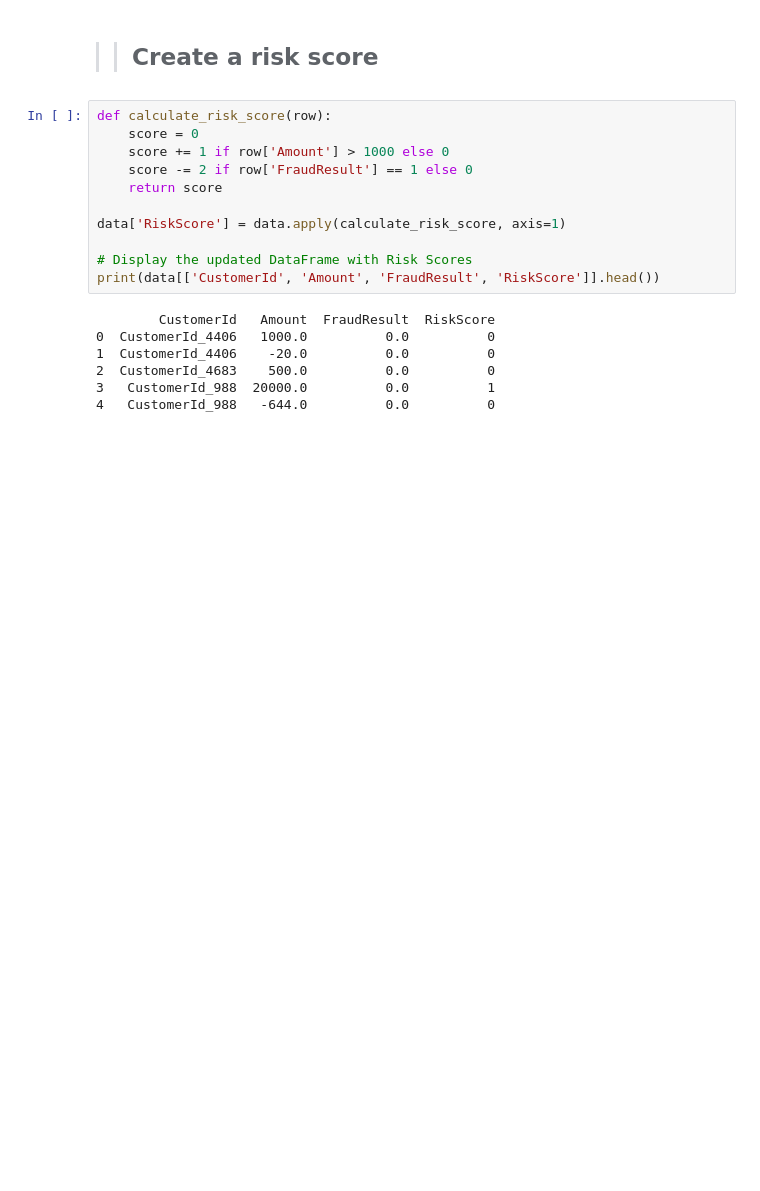
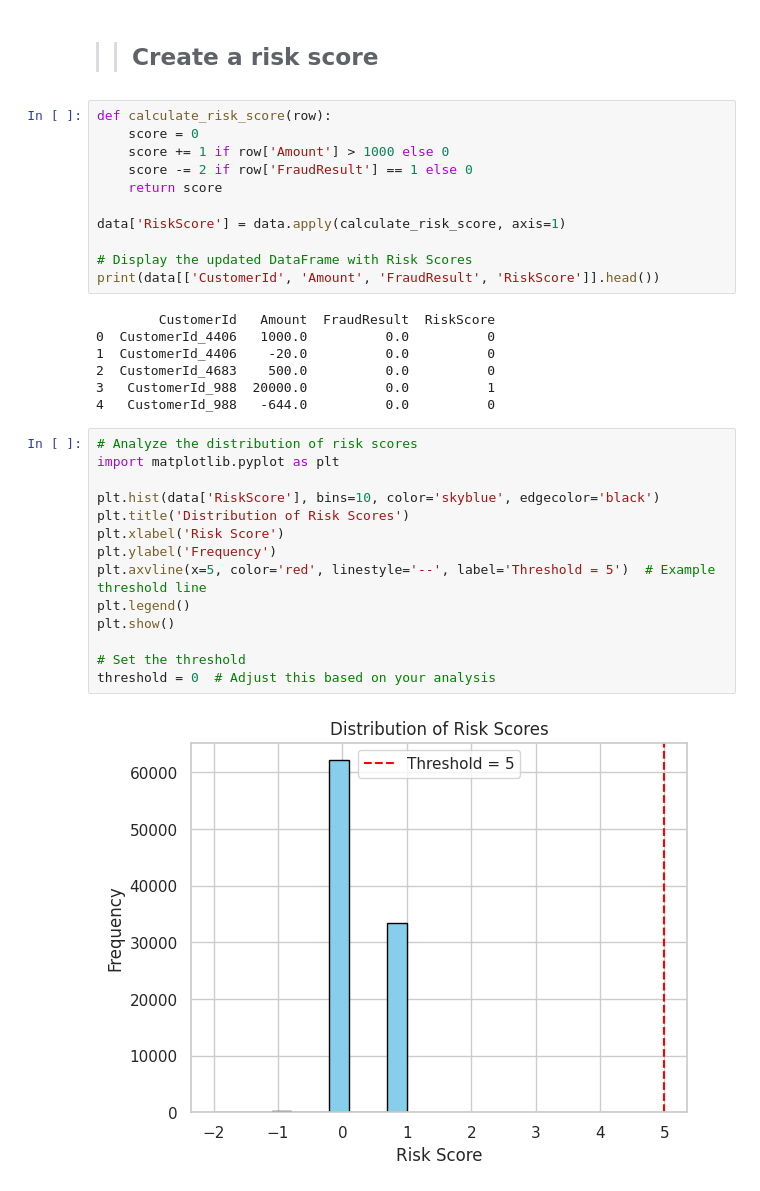
Before and after one commit to amannnnnyyyy/Credit-Scoring_and_Risk-Analysis, a Jupyter notebook: notebooks/credit_scoring_bati.ipynb, the cells around one changed output. Saved outputs shown, nothing was run; the diff lists cells and outputs as text; blank space fills up the shorter version.

Commit message:
risk classification

```diff
--- a/notebooks/credit_scoring_bati.ipynb
+++ b/notebooks/credit_scoring_bati.ipynb
@@ -427,3 +427,19 @@ print(data[['CustomerId', 'Amount', 'FraudResult', 'RiskScore']].head())
 2  CustomerId_4683    500.0          0.0          0
 3   CustomerId_988  20000.0          0.0          1
 4   CustomerId_988   -644.0          0.0          0
+# %%
+# Analyze the distribution of risk scores
+import matplotlib.pyplot as plt
+
+plt.hist(data['RiskScore'], bins=10, color='skyblue', edgecolor='black')
+plt.title('Distribution of Risk Scores')
+plt.xlabel('Risk Score')
+plt.ylabel('Frequency')
+plt.axvline(x=5, color='red', linestyle='--', label='Threshold = 5')  # Example threshold line
+plt.legend()
+plt.show()
+
+# Set the threshold
+threshold = 0  # Adjust this based on your analysis
+# %% [output]
+[figure, added]
```
Also changed, not shown: parts of 3 cells of this notebook.
